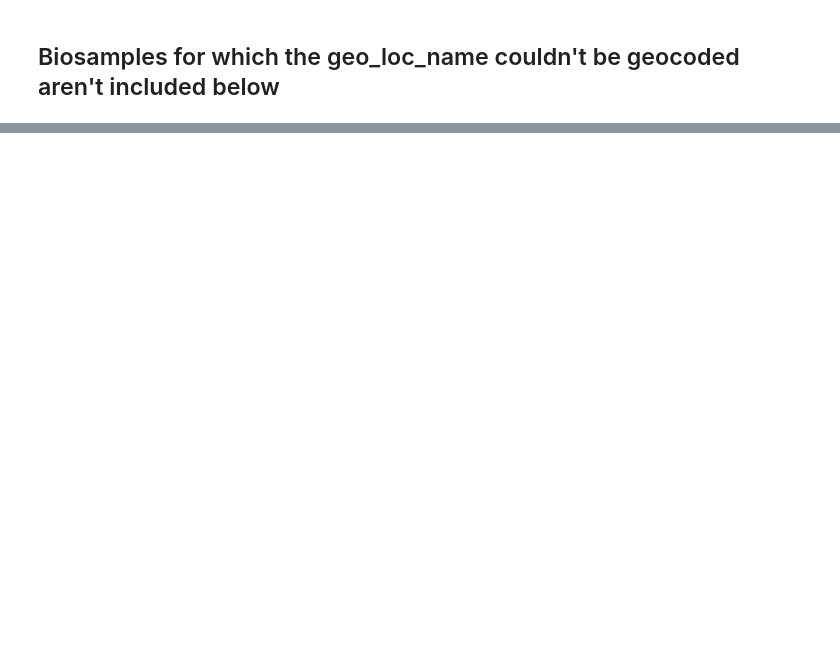
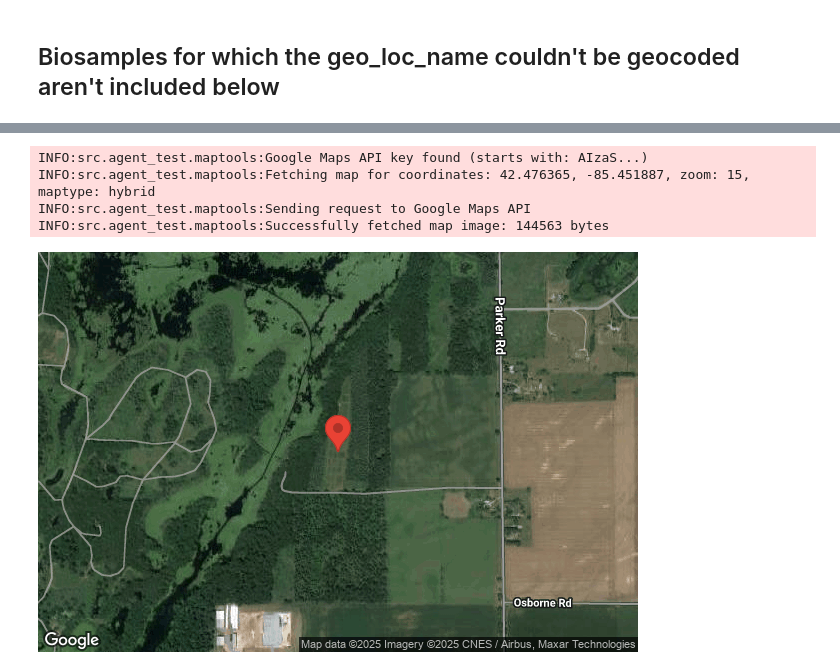
Before and after one commit to turbomam/contextualizer, a Jupyter notebook: src/unique_geo_loc_name_to_lat_lon.ipynb, the cells around one changed output, grey strips where cells are left out. Drawn from its saved outputs; the diff is of its cells as text; code cells hidden in the pictures; blank space fills up the shorter version.

```diff
--- a/src/unique_geo_loc_name_to_lat_lon.ipynb
+++ b/src/unique_geo_loc_name_to_lat_lon.ipynb
@@ -607,0 +612,2 @@ with open('../nmdc_biosample_distance_results.tsv', 'w', newline='') as f:
+# %%
+distance_results = load_tsv_to_dict_of_dicts('../nmdc_biosample_agent_prep.tsv')
@@ -607,0 +616,5 @@ with open('../nmdc_biosample_distance_results.tsv', 'w', newline='') as f:
+# %%
+# Get random key
+random_biosample_id = random.choice(list(distance_results.keys()))
+# %%
+random_biosample = distance_results[random_biosample_id]
@@ -607,0 +641,16 @@ with open('../nmdc_biosample_distance_results.tsv', 'w', newline='') as f:
+# %%
+image_bytes = get_static_map(
+    random_biosample["asserted_lat"],
+    random_biosample["asserted_lon"],
+    zoom=15,
+    maptype="hybrid"
+)
+# %% [output]
+INFO:src.agent_test.maptools:Google Maps API key found (starts with: AIzaS...)
+INFO:src.agent_test.maptools:Fetching map for coordinates: 42.476365, -85.451887, zoom: 15, maptype: hybrid
+INFO:src.agent_test.maptools:Sending request to Google Maps API
+INFO:src.agent_test.maptools:Successfully fetched map image: 144563 bytes
+# %%
+Image(data=image_bytes)
+# %% [output]
+[figure, added]
```
Also changed, not shown: parts of 34 cells of this notebook, 9 other files.
